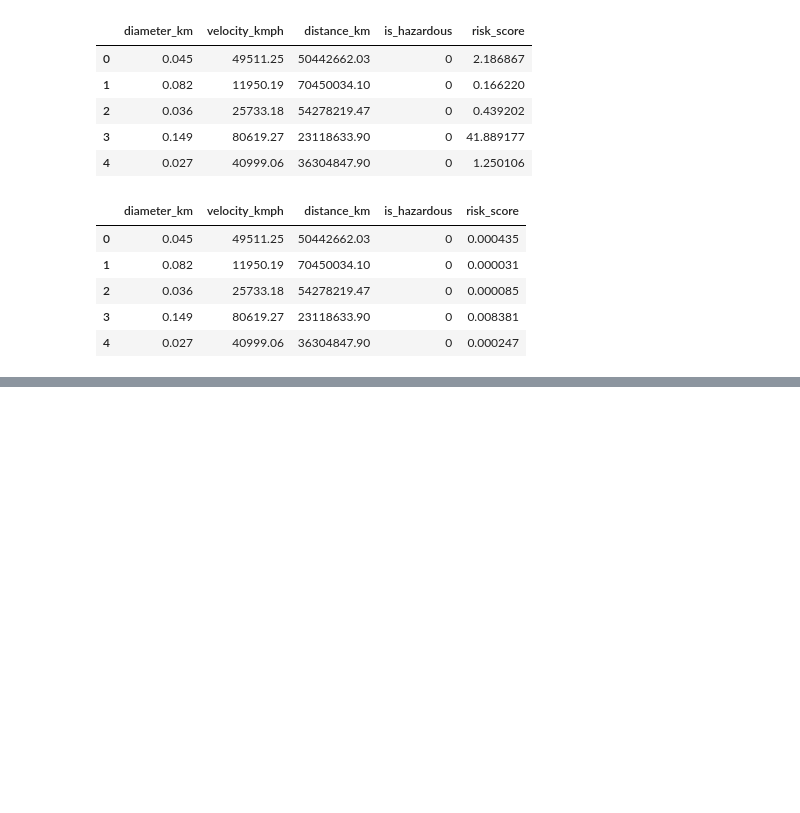
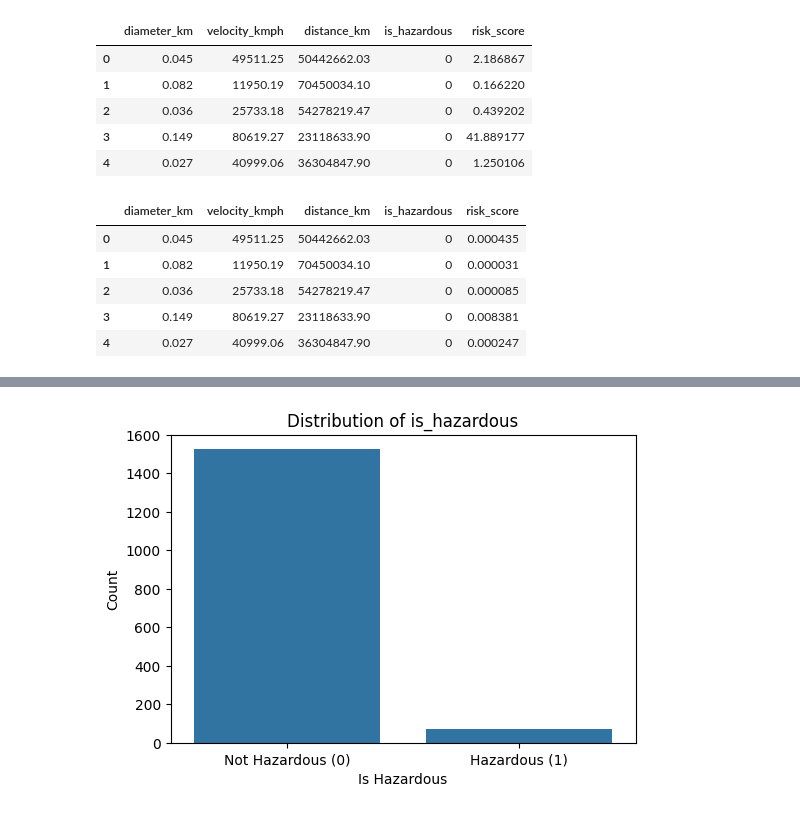
Before and after one commit to gautumsvp7/asteroid, a Jupyter notebook: asteroid.ipynb, the cells around one changed output, grey strips where cells are left out. Cells and saved outputs as stored; diff of their text form; code cells hidden in the pictures; blank space fills up the shorter version.

```diff
--- a/asteroid.ipynb
+++ b/asteroid.ipynb
@@ -270,0 +291,13 @@ weighted avg       0.94      0.97      0.95       319
+# %%
+# prompt: Plot the distribution of is_hazardous
+
+import matplotlib.pyplot as plt
+plt.figure(figsize=(6, 4))
+sns.countplot(x='is_hazardous', data=df)
+plt.title('Distribution of is_hazardous')
+plt.xlabel('Is Hazardous')
+plt.ylabel('Count')
+plt.xticks([0, 1], ['Not Hazardous (0)', 'Hazardous (1)'])
+plt.show()
+# %% [output]
+[figure, added]
```
Also changed, not shown: parts of 15 cells of this notebook, 3 other files.
